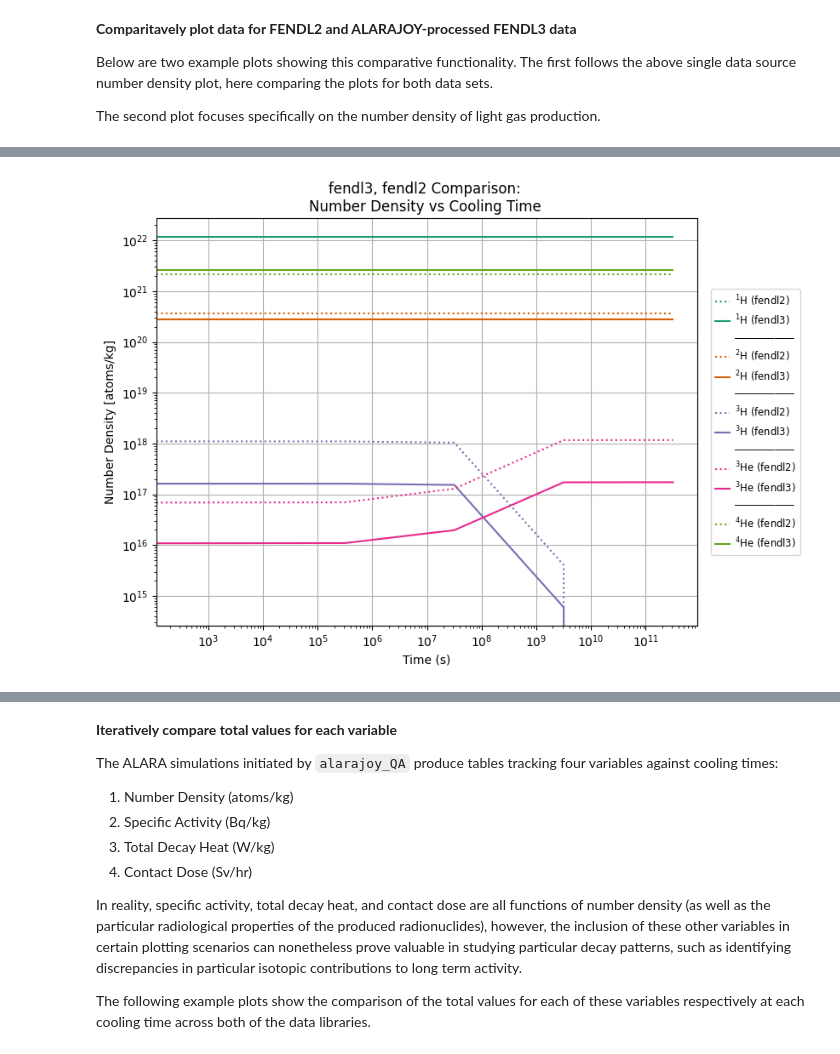
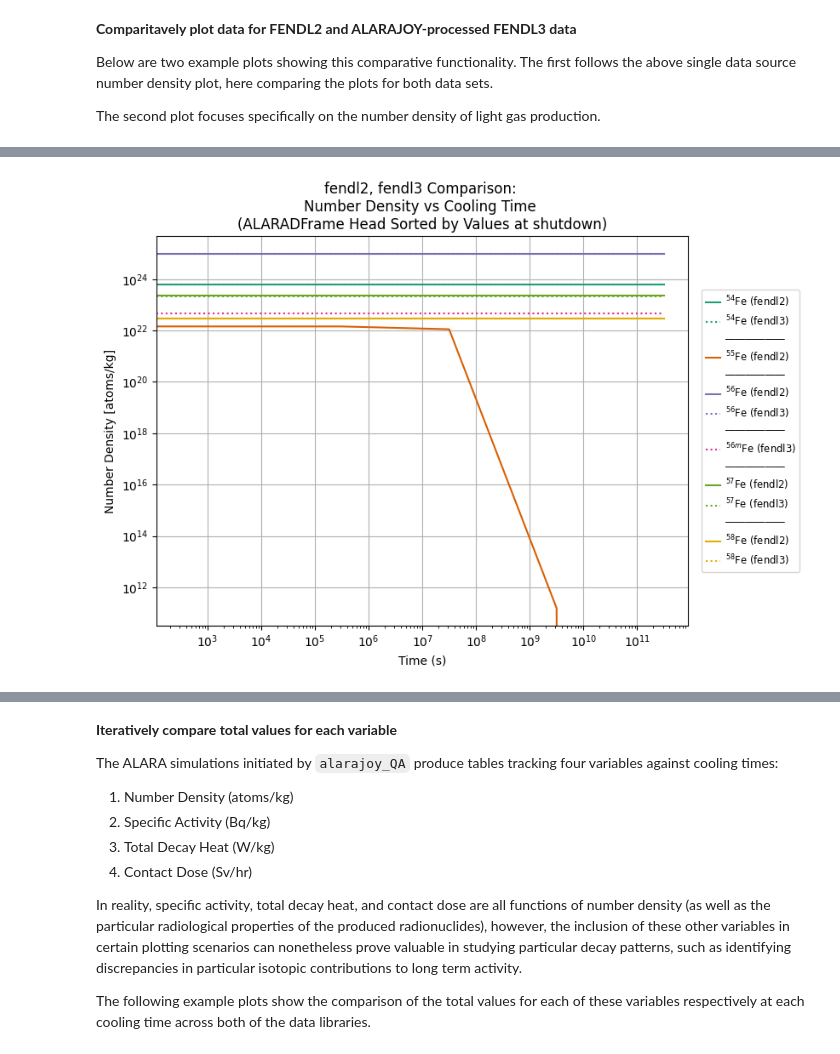
Before and after one commit to svalinn/ALARA, a Jupyter notebook: tools/ALARAJOYWrapper/alarajoy_QA_notebook.ipynb, the cells around one changed output, grey strips where cells are left out. Saved outputs shown, nothing was run; the diff lists cells and outputs as text; code cells hidden in the pictures.

```diff
--- a/tools/ALARAJOYWrapper/alarajoy_QA_notebook.ipynb
+++ b/tools/ALARAJOYWrapper/alarajoy_QA_notebook.ipynb
@@ -109,7 +91,11 @@ aop.plot_single_response(
-# %%
-aop.plot_single_response(
-    [adfs[f'fendl3 {variable}'], adfs[f'fendl2 {variable}']],
-    data_key='Gases'
-)
-# %% [output]
-[figure, removed]
+# %%
+datalibs = ['fendl2', 'fendl3']
+
+alaraplot.plot_single_response(
+    adf,
+    run_lbls=datalibs,
+    variable='Number Density',
+    head=6
+)
+# %% [output]
+[figure, added]
```
Also changed, not shown: parts of 12 cells of this notebook, 1 other file.
